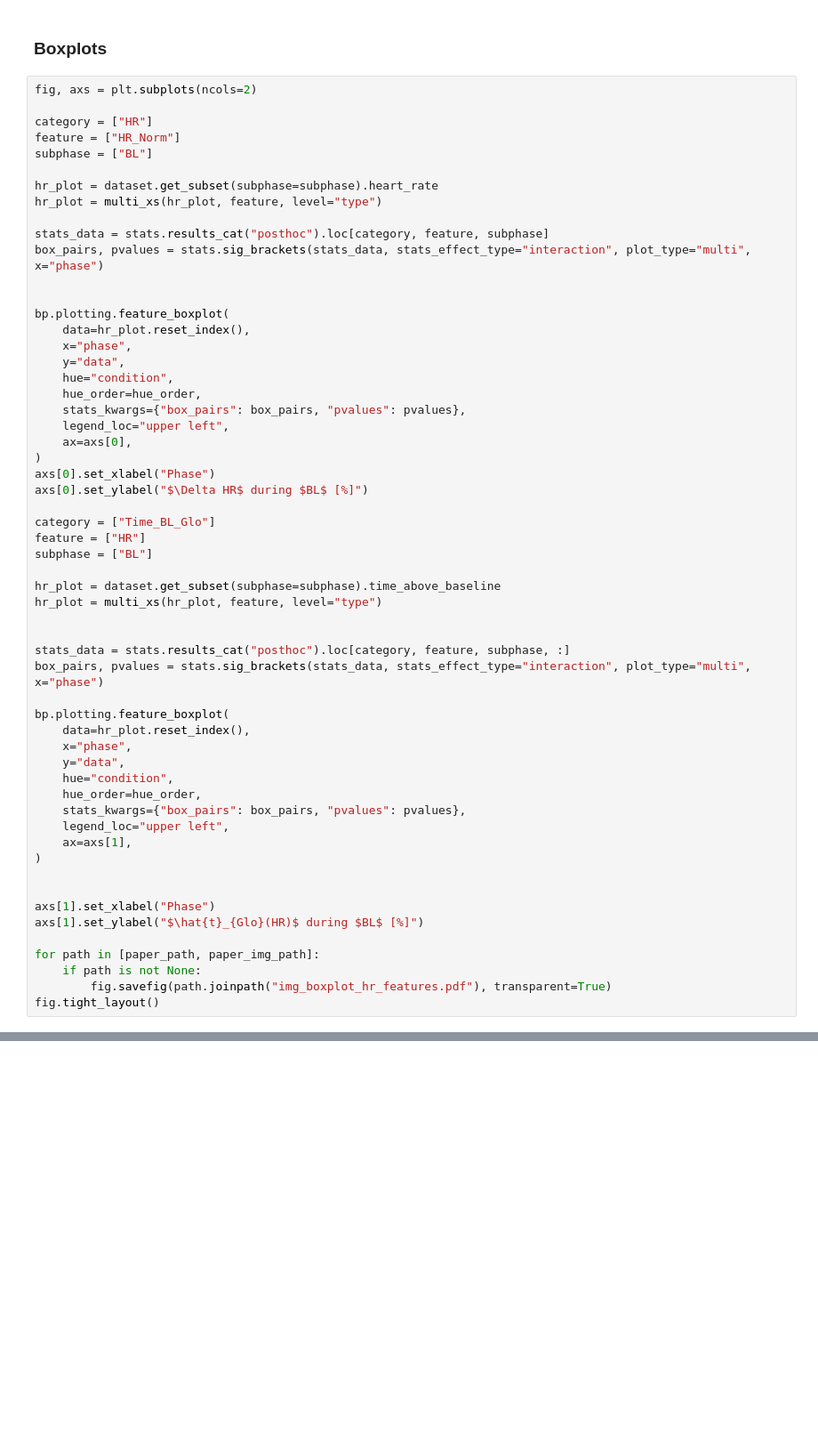
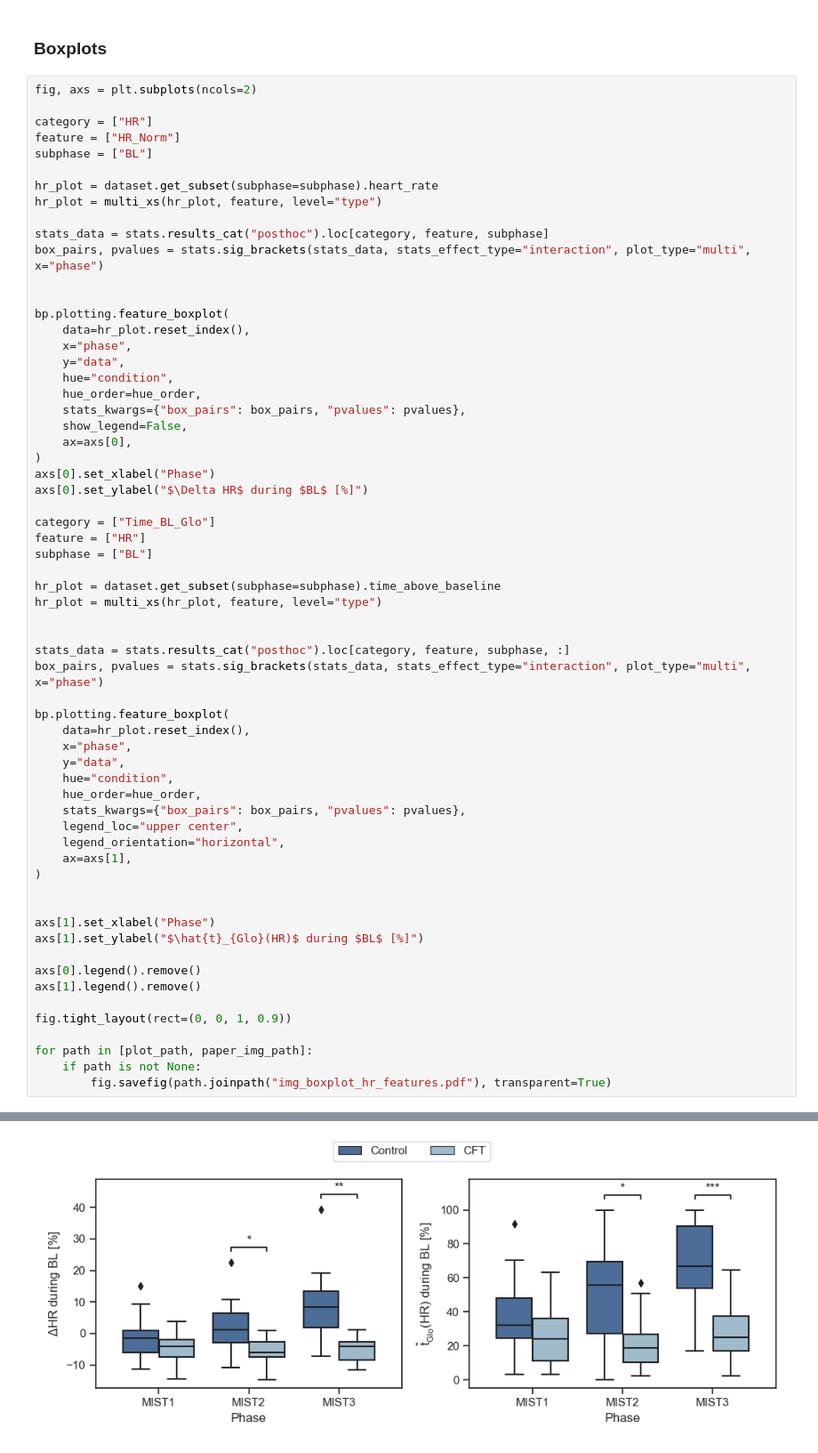
Before and after one commit to mad-lab-fau/cft-analysis, a Jupyter notebook: experiments/2022_scientific_reports/notebooks/plotting/Heart_Rate_Plots.ipynb, the cells around one changed output, grey strips where cells are left out. Shown at 89% size. Drawn from its saved outputs; the diff is of its cells as text; blank space fills up the shorter version.

```diff
--- a/experiments/2022_scientific_reports/notebooks/plotting/Heart_Rate_Plots.ipynb
+++ b/experiments/2022_scientific_reports/notebooks/plotting/Heart_Rate_Plots.ipynb
@@ -166,7 +240,7 @@ bp.plotting.feature_boxplot(
     hue="condition",
     hue_order=hue_order,
     stats_kwargs={"box_pairs": box_pairs, "pvalues": pvalues},
-    legend_loc="upper left",
+    show_legend=False,
     ax=axs[0],
 )
 axs[0].set_xlabel("Phase")
@@ -190,7 +264,8 @@ bp.plotting.feature_boxplot(
     hue="condition",
     hue_order=hue_order,
     stats_kwargs={"box_pairs": box_pairs, "pvalues": pvalues},
-    legend_loc="upper left",
+    legend_loc="upper center",
+    legend_orientation="horizontal",
     ax=axs[1],
 )
 
@@ -198,7 +273,12 @@ bp.plotting.feature_boxplot(
 axs[1].set_xlabel("Phase")
 axs[1].set_ylabel("$\hat{t}_{Glo}(HR)$ during $BL$ [%]")
 
-for path in [paper_path, paper_img_path]:
+axs[0].legend().remove()
+axs[1].legend().remove()
+
+fig.tight_layout(rect=(0, 0, 1, 0.9))
+
+for path in [plot_path, paper_img_path]:
     if path is not None:
         fig.savefig(path.joinpath("img_boxplot_hr_features.pdf"), transparent=True)
-fig.tight_layout()
+# %% [output]
@@ -204,0 +301 @@ fig.tight_layout()
+[figure, added]
```
Also changed, not shown: parts of 10 cells of this notebook, 6 other files.
